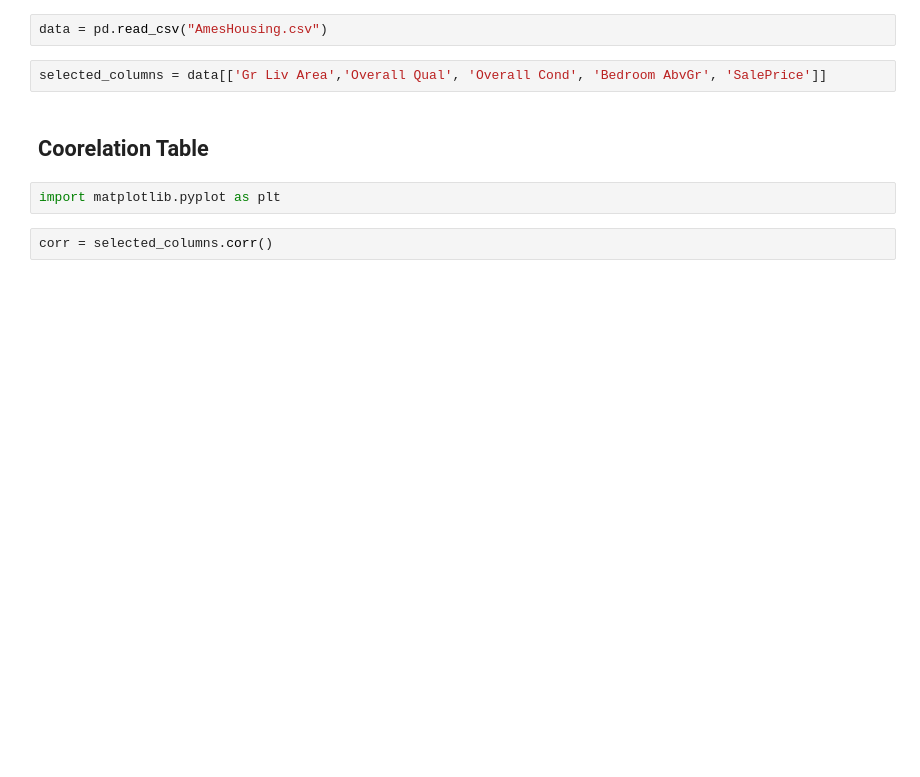
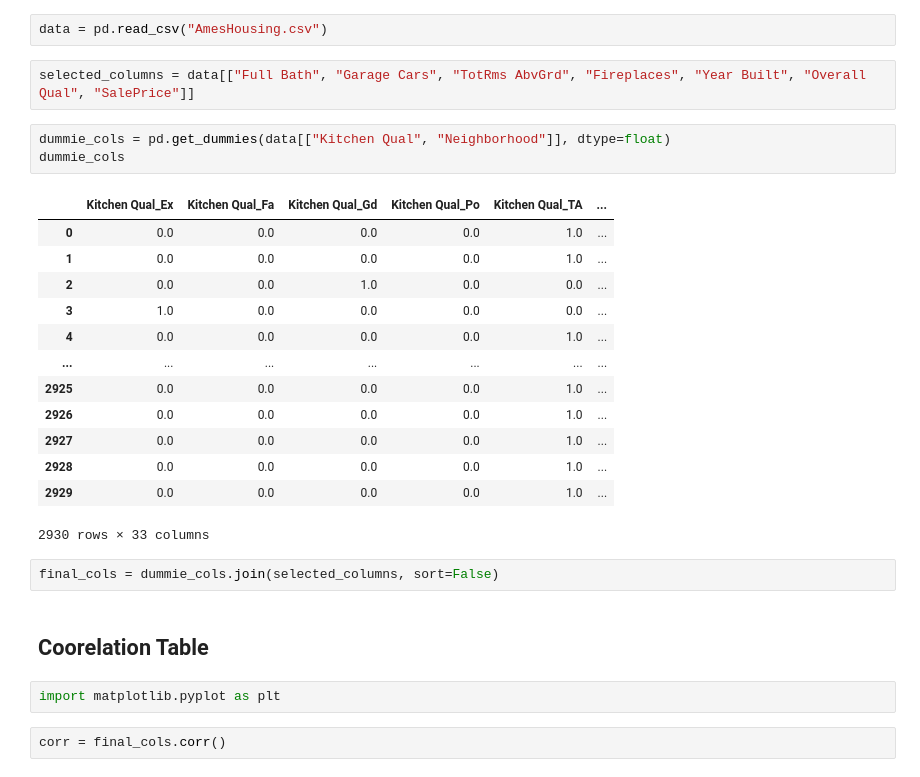
Before and after one commit to NoahWagner-WSU/ML_CSE_483, a Jupyter notebook: notebooks/assignment2_notebook/assignment2_notebook.ipynb, the cells around one changed output. Cells and saved outputs as stored; diff of their text form; blank space fills up the shorter version.

Commit message:
updated correlation table

```diff
--- a/notebooks/assignment2_notebook/assignment2_notebook.ipynb
+++ b/notebooks/assignment2_notebook/assignment2_notebook.ipynb
@@ -9,13 +9,32 @@ import pandas as pd
 # %%
 data = pd.read_csv("AmesHousing.csv")
 # %%
-selected_columns = data[['Gr Liv Area','Overall Qual', 'Overall Cond', 'Bedroom AbvGr', 'SalePrice']]
+selected_columns = data[["Full Bath", "Garage Cars", "TotRms AbvGrd", "Fireplaces", "Year Built", "Overall Qual", "SalePrice"]]
+# %%
+dummie_cols = pd.get_dummies(data[["Kitchen Qual", "Neighborhood"]], dtype=float)
+dummie_cols
+# %% [output]
+|  | Kitchen Qual_Ex | Kitchen Qual_Fa | Kitchen Qual_Gd | Kitchen Qual_Po | Kitchen Qual_TA | ... |
+| 0 | 0.0 | 0.0 | 0.0 | 0.0 | 1.0 | ... |
+| 1 | 0.0 | 0.0 | 0.0 | 0.0 | 1.0 | ... |
+| 2 | 0.0 | 0.0 | 1.0 | 0.0 | 0.0 | ... |
+| 3 | 1.0 | 0.0 | 0.0 | 0.0 | 0.0 | ... |
+| 4 | 0.0 | 0.0 | 0.0 | 0.0 | 1.0 | ... |
+| ... | ... | ... | ... | ... | ... | ... |
+| 2925 | 0.0 | 0.0 | 0.0 | 0.0 | 1.0 | ... |
+| 2926 | 0.0 | 0.0 | 0.0 | 0.0 | 1.0 | ... |
+| 2927 | 0.0 | 0.0 | 0.0 | 0.0 | 1.0 | ... |
+| 2928 | 0.0 | 0.0 | 0.0 | 0.0 | 1.0 | ... |
+| 2929 | 0.0 | 0.0 | 0.0 | 0.0 | 1.0 | ... |
+2930 rows × 33 columns
+# %%
+final_cols = dummie_cols.join(selected_columns, sort=False)
 # %% [markdown]
 ## Coorelation Table
-# %%
-import matplotlib.pyplot as plt
+# %%
+import matplotlib.pyplot as plt
 # %%
-corr = selected_columns.corr()
+corr = final_cols.corr()
 # %%
 corr.style.background_gradient(cmap = "coolwarm")
 # %% [output]
```
Also changed, not shown: parts of 1 cell of this notebook.
